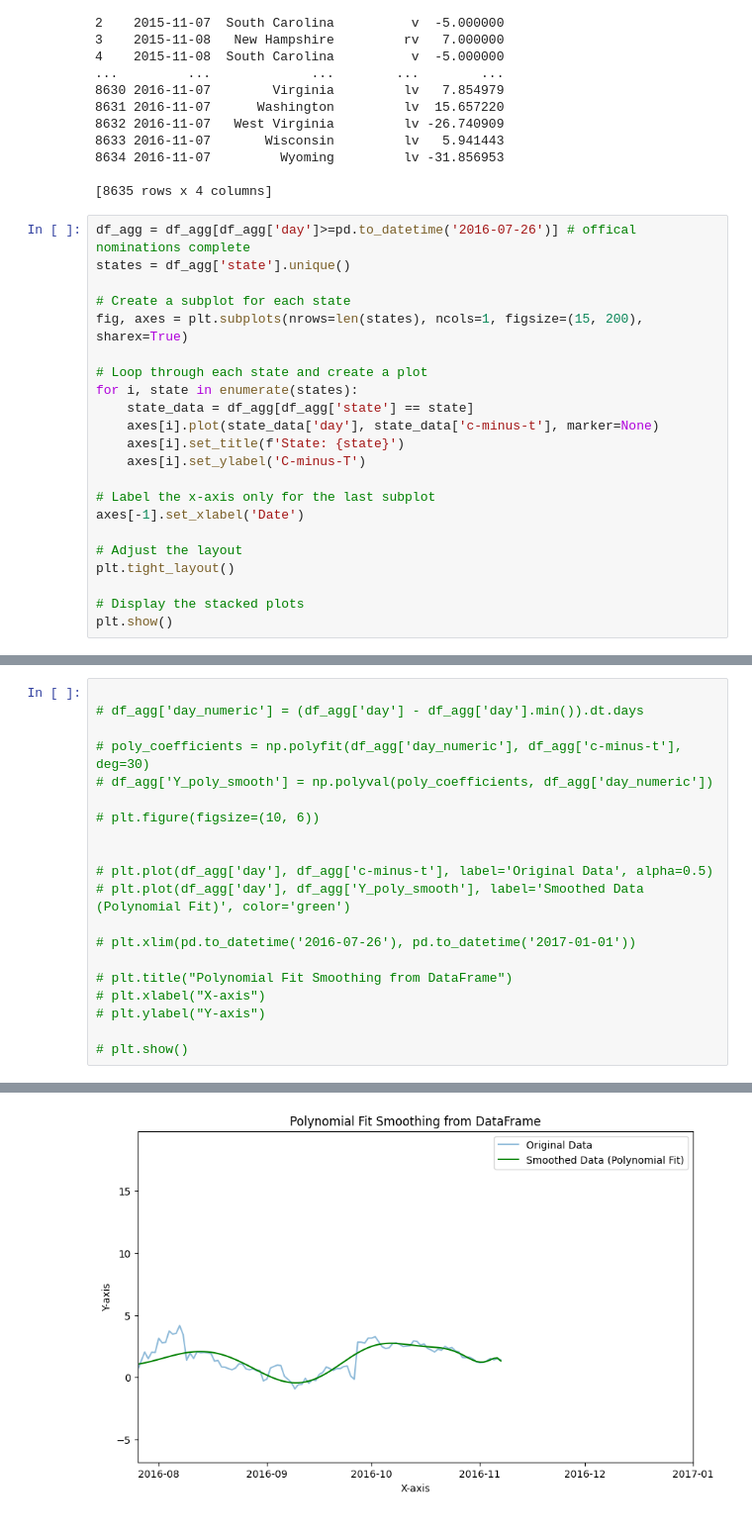
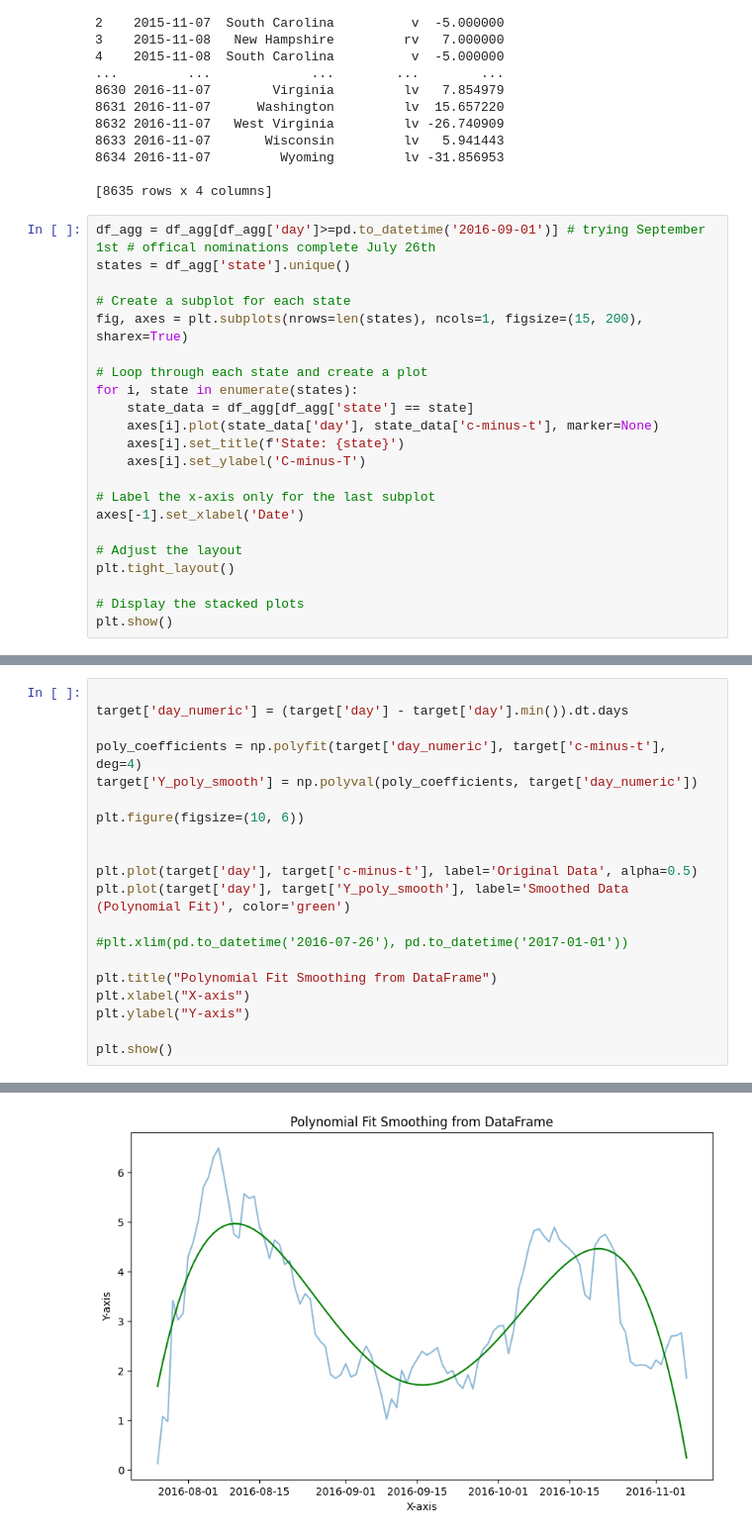
Before and after one commit to mairihallman/MAT-4376E-F24, a Jupyter notebook: 1-data-visualization/day_exploration.ipynb, the cells around one changed output, grey strips where cells are left out. Shown at 99% size. Saved outputs shown, nothing was run; the diff lists cells and outputs as text.

```diff
--- a/1-data-visualization/day_exploration.ipynb
+++ b/1-data-visualization/day_exploration.ipynb
@@ -63,7 +79,7 @@ Aggregated DataFrame (df_agg):
 
 [8635 rows x 4 columns]
 # %%
-df_agg = df_agg[df_agg['day']>=pd.to_datetime('2016-07-26')] # offical nominations complete
+df_agg = df_agg[df_agg['day']>=pd.to_datetime('2016-09-01')] # trying September 1st # offical nominations complete July 26th
 states = df_agg['state'].unique()
 
 # Create a subplot for each state
@@ -108,21 +124,21 @@ plt.show()
 # %%
 
-# df_agg['day_numeric'] = (df_agg['day'] - df_agg['day'].min()).dt.days
+target['day_numeric'] = (target['day'] - target['day'].min()).dt.days
 
-# poly_coefficients = np.polyfit(df_agg['day_numeric'], df_agg['c-minus-t'], deg=30)
-# df_agg['Y_poly_smooth'] = np.polyval(poly_coefficients, df_agg['day_numeric'])
+poly_coefficients = np.polyfit(target['day_numeric'], target['c-minus-t'], deg=4)
+target['Y_poly_smooth'] = np.polyval(poly_coefficients, target['day_numeric'])
 
-# plt.figure(figsize=(10, 6))
+plt.figure(figsize=(10, 6))
 
 
-# plt.plot(df_agg['day'], df_agg['c-minus-t'], label='Original Data', alpha=0.5)
-# plt.plot(df_agg['day'], df_agg['Y_poly_smooth'], label='Smoothed Data (Polynomial Fit)', color='green')
+plt.plot(target['day'], target['c-minus-t'], label='Original Data', alpha=0.5)
+plt.plot(target['day'], target['Y_poly_smooth'], label='Smoothed Data (Polynomial Fit)', color='green')
 
-# plt.xlim(pd.to_datetime('2016-07-26'), pd.to_datetime('2017-01-01'))
+#plt.xlim(pd.to_datetime('2016-07-26'), pd.to_datetime('2017-01-01'))
 
-# plt.title("Polynomial Fit Smoothing from DataFrame")
-# plt.xlabel("X-axis")
-# plt.ylabel("Y-axis")
+plt.title("Polynomial Fit Smoothing from DataFrame")
+plt.xlabel("X-axis")
+plt.ylabel("Y-axis")
 
-# plt.show()
+plt.show()
 # %% [output]
@@ -129 +155 @@ plt.show()
-[figure, old version]
+[figure, new version]
```
Also changed, not shown: parts of 4 cells of this notebook, 7 other files.
